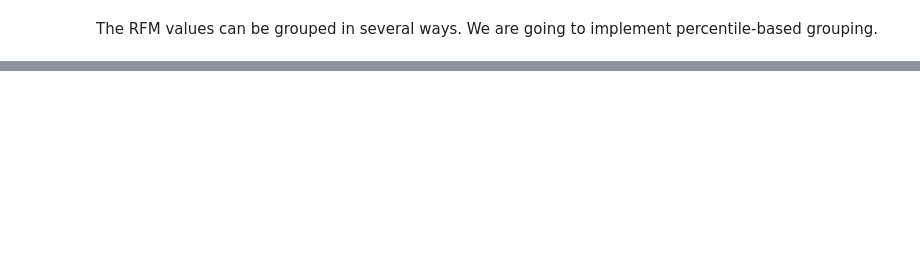
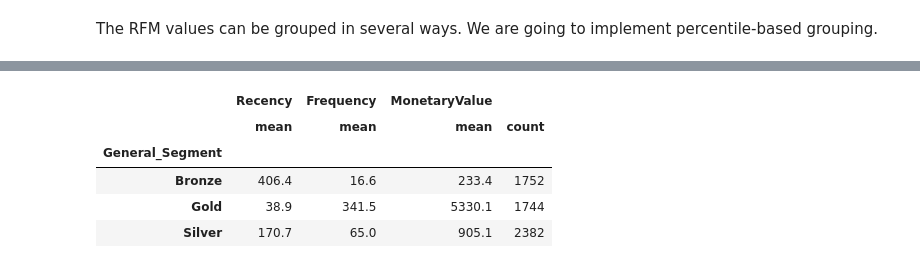
Before and after one commit to walethewave/Advanced-Retail-Analytics-Suite-Customer-Segmentation-Strategic-Insights, a Jupyter notebook: Retail.ipynb, the cells around one changed output, grey strips where cells are left out. Cells and saved outputs as stored; diff of their text form; code cells hidden in the pictures; blank space fills up the shorter version.

```diff
--- a/Retail.ipynb
+++ b/Retail.ipynb
@@ -233,0 +295,2 @@ combined_df_capped.describe()
+# %%
+rfm.rename(columns={'order_date':'Recency','Invoice':'Frequency','TotalSum':'MonetaryValue'}, inplace=True)
@@ -233,0 +380,41 @@ combined_df_capped.describe()
+# %%
+def segments(combined_df_capped):
+    if combined_df_capped['RFM_Score'] > 9:
+        return 'Gold'
+    elif (combined_df_capped['RFM_Score'] > 5) and (combined_df_capped['RFM_Score'] <= 9):
+        return 'Silver'
+    else:
+        return 'Bronze'
+
+rfm['General_Segment'] = rfm.apply(segments, axis=1)
+# %%
+rfm.groupby('General_Segment').agg({'Recency': 'mean', 'Frequency': 'mean', 'MonetaryValue': ['mean', 'count']}).round(1)
+# Bronze Segment:
+
+# Recency: 406.4 days on average since the last purchase.
+# Frequency: Customers in this segment made an average of 16.6 purchases.
+# Monetary Value: On average, these customers spent 233.4 units of currency.
+# Count: There are 1,752 customers in this segment.
+
+
+# Silver Segment:
+
+# Recency: 170.7 days on average since the last purchase.
+# Frequency: Customers made an average of 65.0 purchases.
+# Monetary Value: On average, these customers spent 905.1 units of currency.
+# Count: There are 2,382 customers in this segment.
+
+
+# Gold Segment:
+
+# Recency: 38.9 days on average since the last purchase.
+# Frequency: These customers made an average of 341.5 purchases.
+# Monetary Value: On average, these customers spent 5,330.1 units of currency.
+# Count: There are 1,744 customers in this segment.
+# %% [output]
+|  | Recency | Frequency | MonetaryValue |  |
+|  | mean | mean | mean | count |
+| General_Segment |  |  |  |  |
+| Bronze | 406.4 | 16.6 | 233.4 | 1752 |
+| Gold | 38.9 | 341.5 | 5330.1 | 1744 |
+| Silver | 170.7 | 65.0 | 905.1 | 2382 |
```
Also changed, not shown: parts of 24 cells of this notebook.
